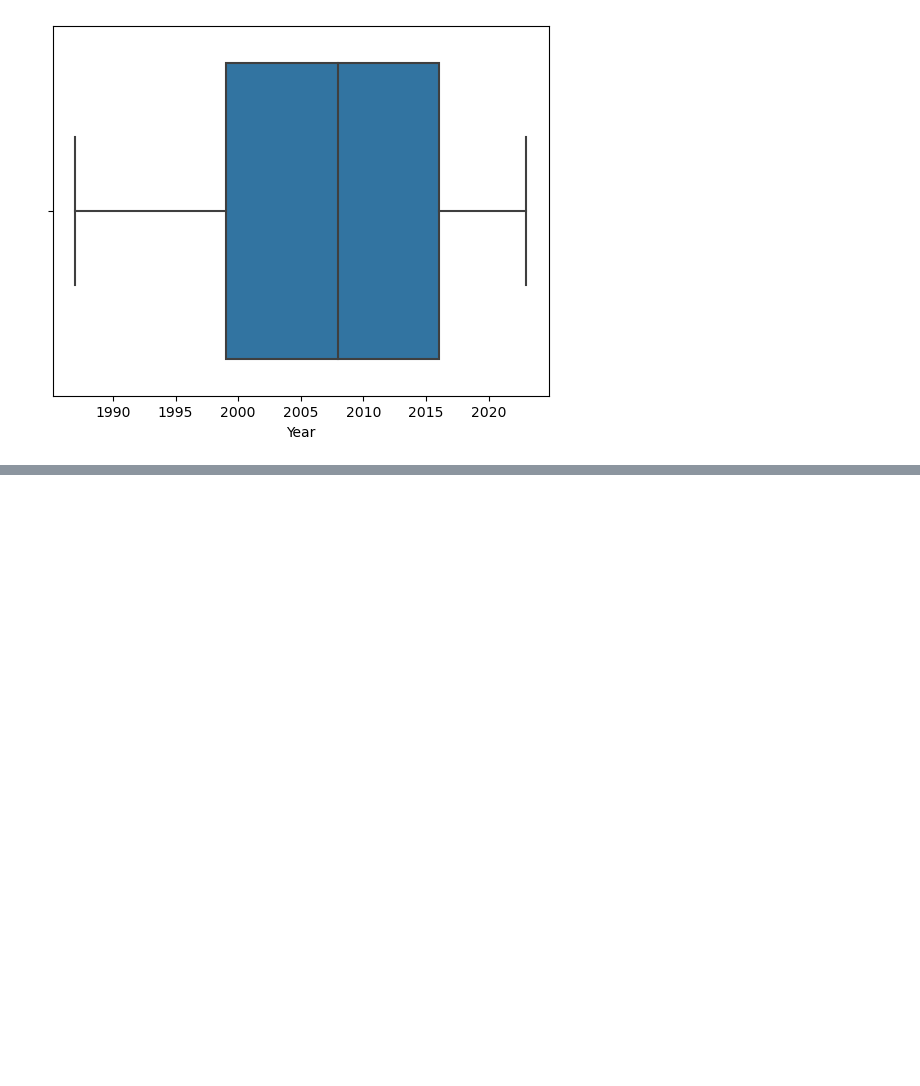
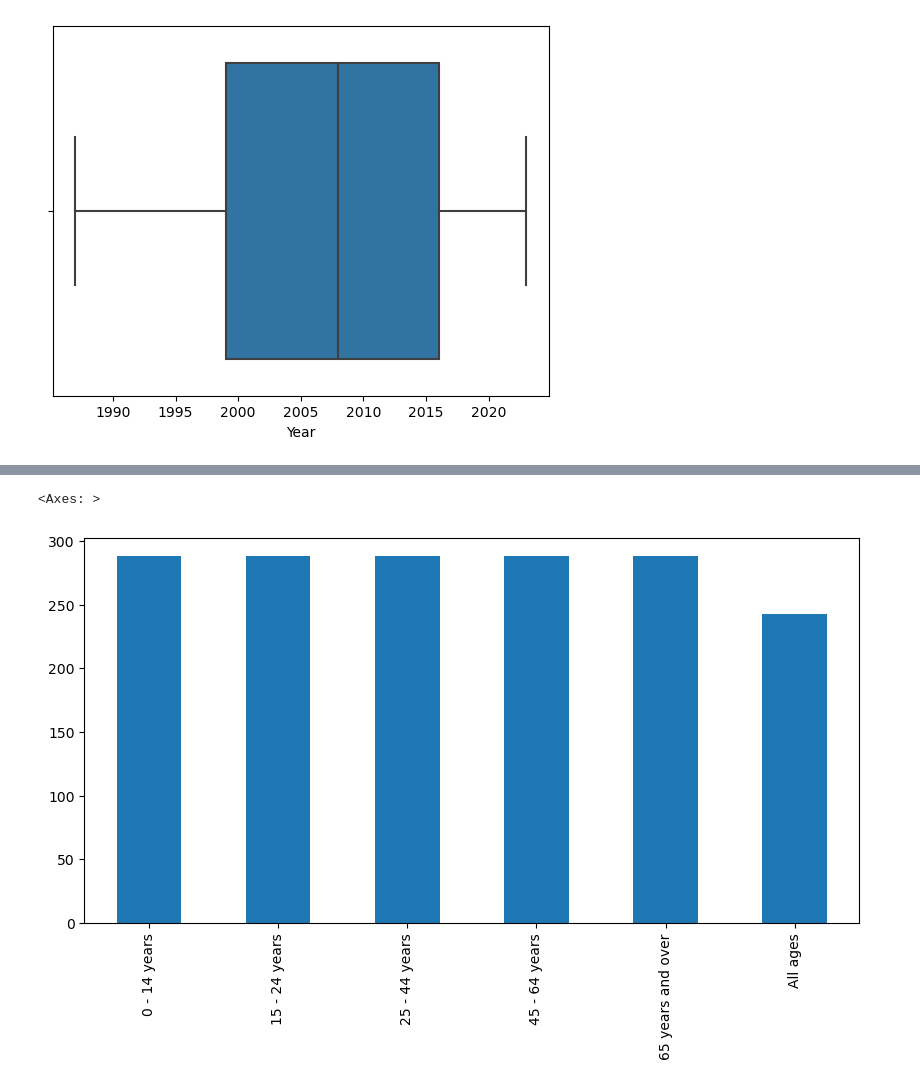
Before and after one commit to sba23432/Estimated-Migration-Ireland, a Jupyter notebook: Data prep and visualisation/Data prep and visualization of Irish Migration data.ipynb, the cells around one changed output, grey strips where cells are left out. Cells and saved outputs as stored; diff of their text form; code cells hidden in the pictures; blank space fills up the shorter version.

```diff
--- a/Data prep and visualisation/Data prep and visualization of Irish Migration data.ipynb
+++ b/Data prep and visualisation/Data prep and visualization of Irish Migration data.ipynb
@@ -128,3 +221,10 @@ df.FlowofPeople.value_counts().nlargest(40).plot(kind="bar", figsize=(10,5))
+# %%
+df = df.rename(columns={"Age Group": "Age_Group"})
+
+df.Age_Group.value_counts().nlargest(40).plot(kind="bar", figsize=(10,5))
+# %% [output]
+<Axes: >
+[figure, added]
 # %%
 plt.figure(figsize=(20,10))
 c= df.corr()
```
Also changed, not shown: parts of 46 cells of this notebook.
